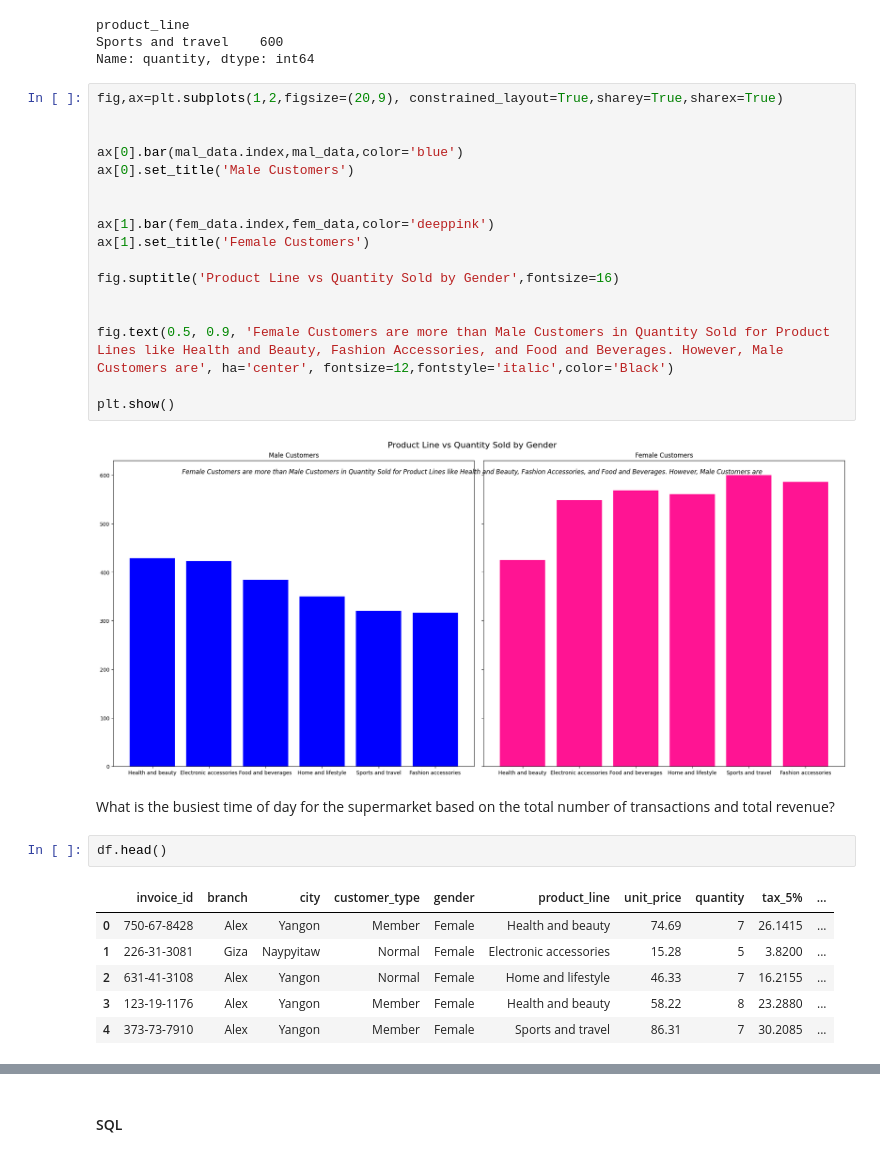
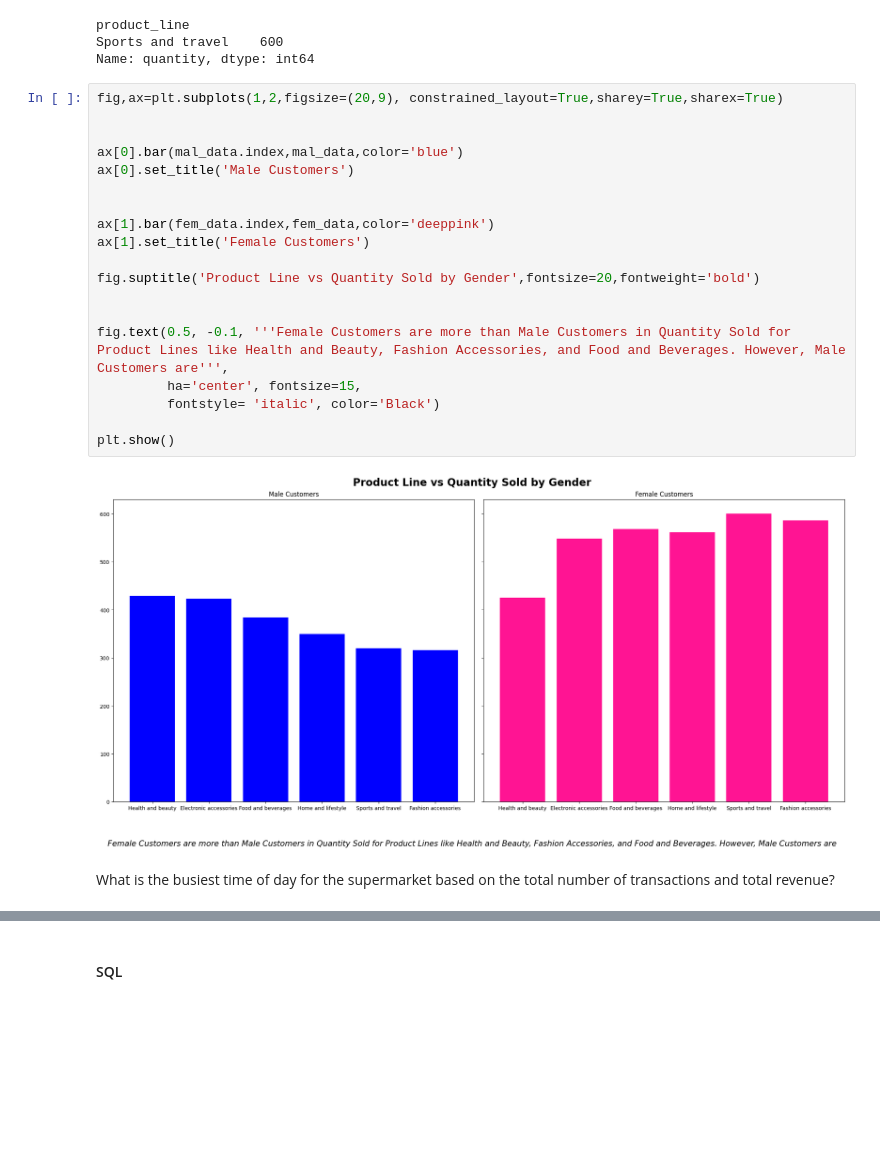
Before and after one commit to Kunal-singh-99/SuperMarket-Analysis, a Jupyter notebook: Analysis.ipynb, the cells around one changed output, grey strips where cells are left out. Cells and saved outputs as stored; diff of their text form; blank space fills up the shorter version.

```diff
--- a/Analysis.ipynb
+++ b/Analysis.ipynb
@@ -228,30 +260,23 @@ Name: quantity, dtype: int64
 # %%
 fig,ax=plt.subplots(1,2,figsize=(20,9), constrained_layout=True,sharey=True,sharex=True)
 
 
 ax[0].bar(mal_data.index,mal_data,color='blue')
 ax[0].set_title('Male Customers')
 
 
 ax[1].bar(fem_data.index,fem_data,color='deeppink')
 ax[1].set_title('Female Customers')
 
-fig.suptitle('Product Line vs Quantity Sold by Gender',fontsize=16)
+fig.suptitle('Product Line vs Quantity Sold by Gender',fontsize=20,fontweight='bold')
 
 
-fig.text(0.5, 0.9, 'Female Customers are more than Male Customers in Quantity Sold for Product Lines like Health and Beauty, Fashion Accessories, and Food and Beverages. However, Male Customers are', ha='center', fontsize=12,fontstyle='italic',color='Black')
+fig.text(0.5, -0.1, '''Female Customers are more than Male Customers in Quantity Sold for Product Lines like Health and Beauty, Fashion Accessories, and Food and Beverages. However, Male Customers are''',
+         ha='center', fontsize=15,
+         fontstyle= 'italic', color='Black')
 
 plt.show()
 # %% [output]
-[figure, old version]
+[figure, new version]
 # %% [markdown]
 What is the busiest time of day for the supermarket based on the total number of transactions and total revenue?
-# %%
-df.head()
-# %% [output]
-|  | invoice_id | branch | city | customer_type | gender | product_line | unit_price | quantity | tax_5% | ... |
-| 0 | 750-67-8428 | Alex | Yangon | Member | Female | Health and beauty | 74.69 | 7 | 26.1415 | ... |
-| 1 | 226-31-3081 | Giza | Naypyitaw | Normal | Female | Electronic accessories | 15.28 | 5 | 3.8200 | ... |
-| 2 | 631-41-3108 | Alex | Yangon | Normal | Female | Home and lifestyle | 46.33 | 7 | 16.2155 | ... |
-| 3 | 123-19-1176 | Alex | Yangon | Member | Female | Health and beauty | 58.22 | 8 | 23.2880 | ... |
-| 4 | 373-73-7910 | Alex | Yangon | Member | Female | Sports and travel | 86.31 | 7 | 30.2085 | ... |
```
Also changed, not shown: parts of 29 cells of this notebook.
